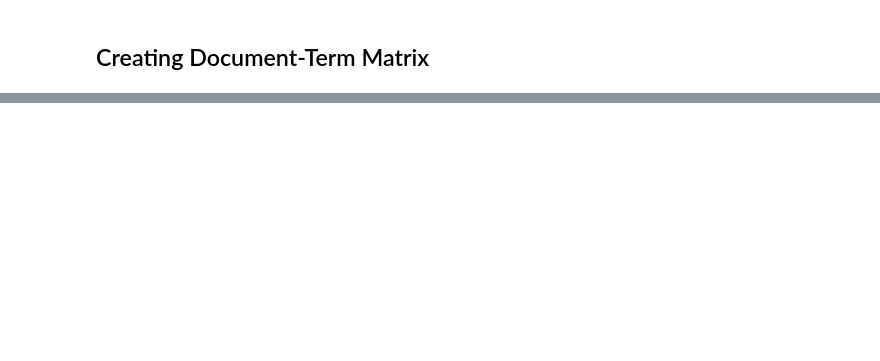
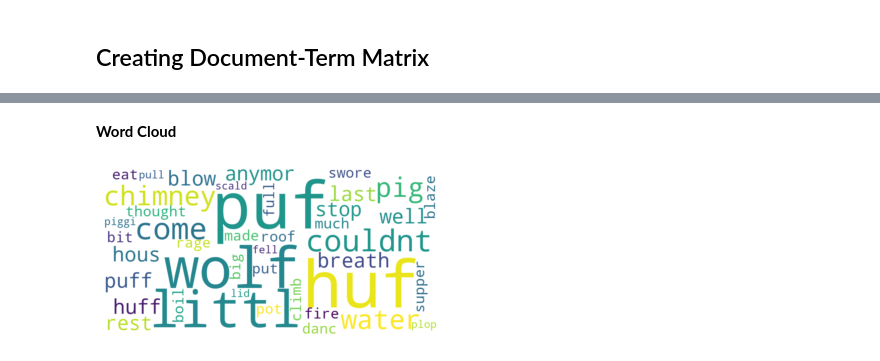
Before and after one commit to Ishan-Tewari/IRS-Codes, a Jupyter notebook: Prac2/IRS_Prac2.ipynb, the cells around one changed output, grey strips where cells are left out. Saved outputs shown, nothing was run; the diff lists cells and outputs as text; code cells hidden in the pictures; blank space fills up the shorter version.

```diff
--- a/Prac2/IRS_Prac2.ipynb
+++ b/Prac2/IRS_Prac2.ipynb
@@ -351,0 +529,14 @@ df
+# %% [markdown]
+**Word Cloud**
+# %%
+from wordcloud import WordCloud
+text = " ".join(text for texts in processed_docs)
+
+wordcloud = WordCloud(background_color='white',max_words=100,height=500,width=1000).generate(processed_docs[0])
+
+# Display the generated image:
+plt.imshow(wordcloud, interpolation='bilinear')
+plt.axis("off")
+plt.show()
+# %% [output]
+[figure, added]
```
Also changed, not shown: parts of 23 cells of this notebook, 1 other file.
